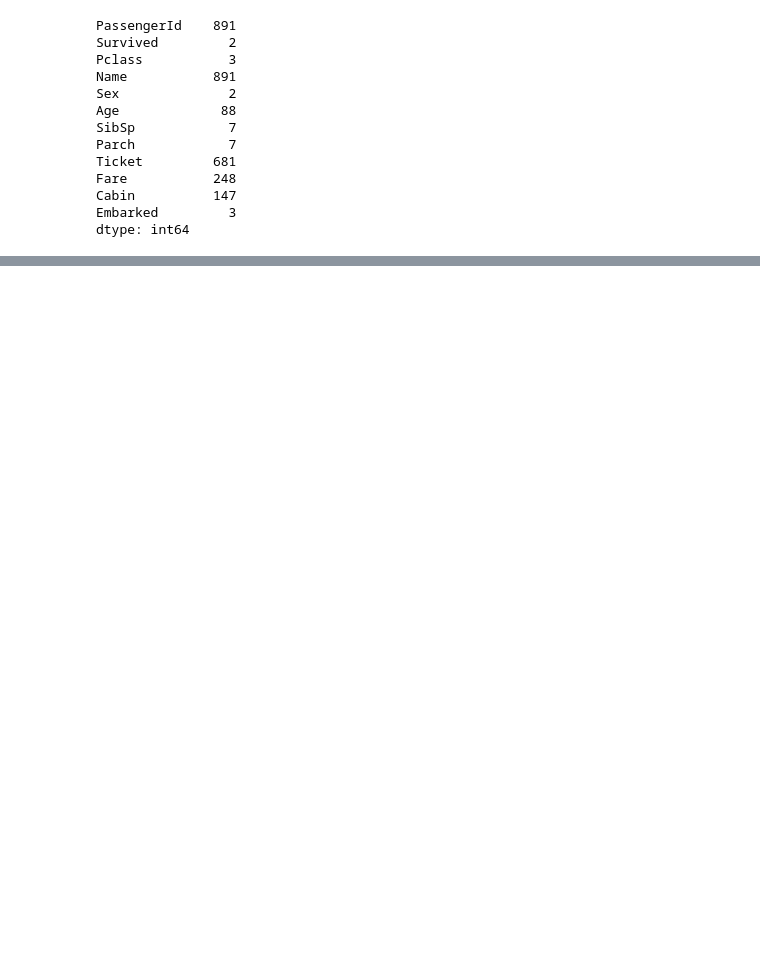
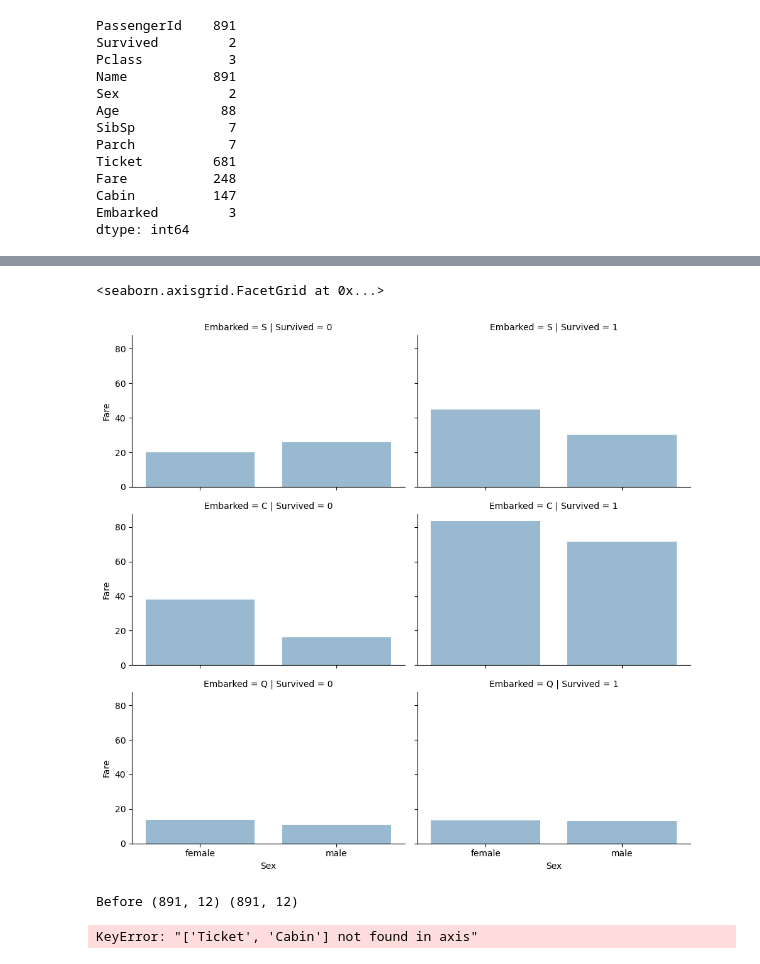
Before and after one commit to DSGfeb0223/Practice-Projects., a Jupyter notebook: Titanic Survived .ipynb, the cells around one changed output, grey strips where cells are left out. Drawn from its saved outputs; the diff is of its cells as text; code cells hidden in the pictures; blank space fills up the shorter version.

```diff
--- a/Titanic Survived .ipynb
+++ b/Titanic Survived .ipynb
@@ -65,2 +162,19 @@ dtype: int64
+# %%
+grid = sns.FacetGrid(df, row='Embarked', col='Survived',aspect=1.6)
+grid.map(sns.barplot, 'Sex', 'Fare', alpha=.5, ci=None)
+grid.add_legend()
+# %% [output]
+<seaborn.axisgrid.FacetGrid at 0x...>
+[figure, added]
+# %%
+print("Before",df.shape, df.shape)
+
+df = df.drop(['Ticket', 'Cabin'], axis=1)
+df = df.drop(['Ticket', 'Cabin'], axis=1)
+
+"After", train_df.shape, test_df.shape
+# %% [output]
+Before (891, 12) (891, 12)
+KeyError: "['Ticket', 'Cabin'] not found in axis"
 # %%
 df['Family'] = df.Parch + df.SibSp
```
Also changed, not shown: parts of 18 cells of this notebook.
